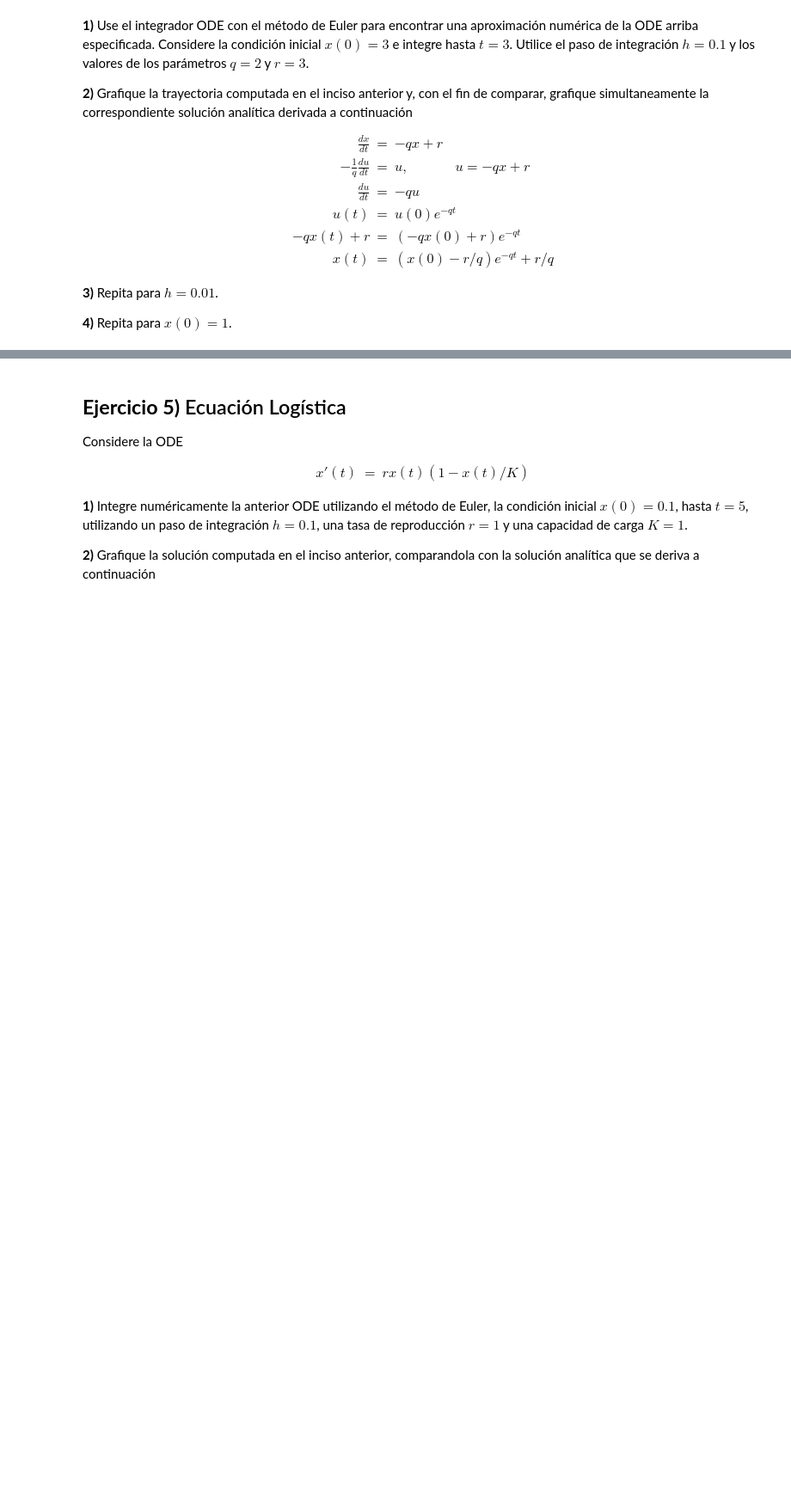
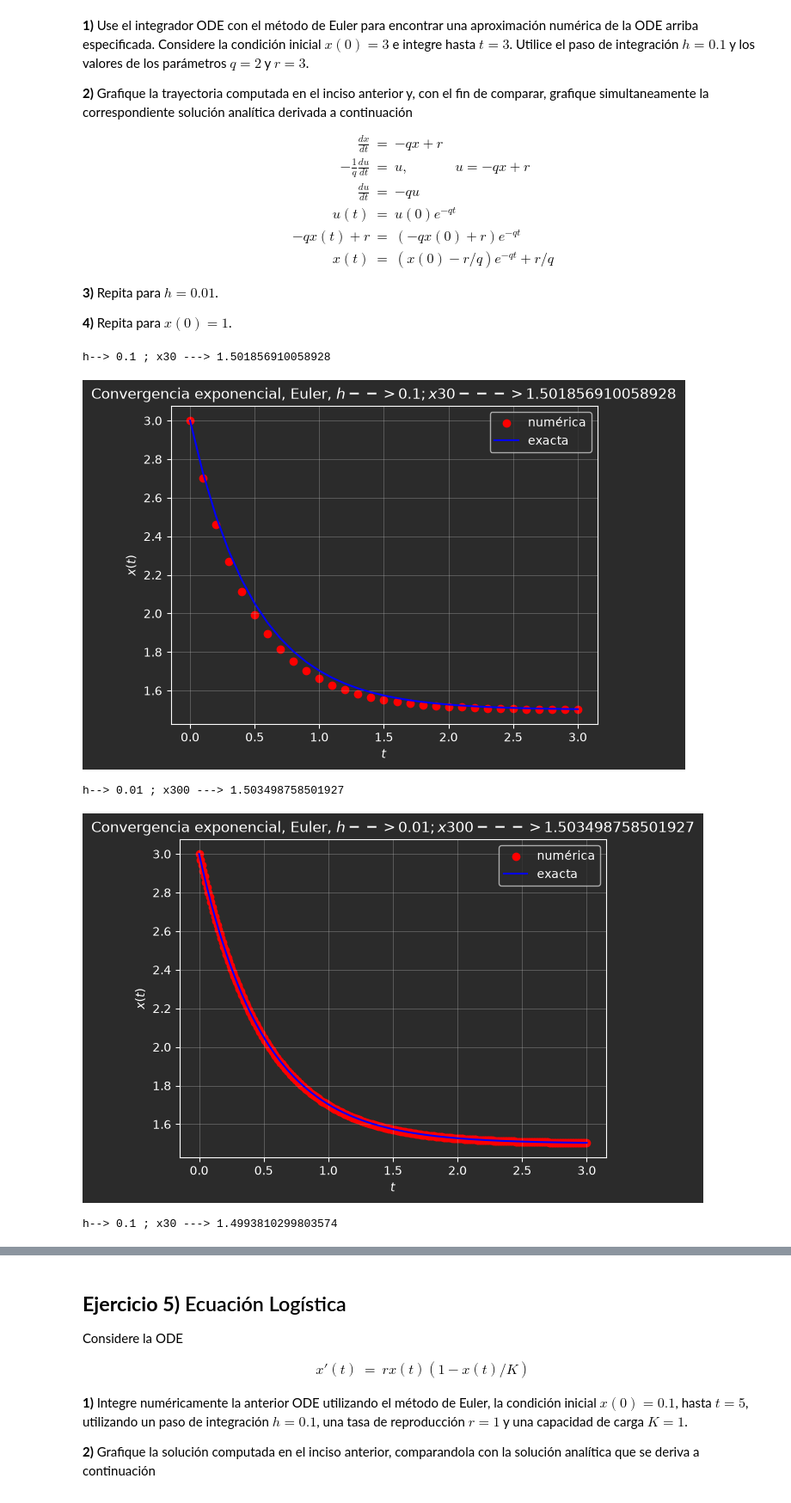
Before and after one commit to alexwicher/RedesNeuronales, a Jupyter notebook: pract4/redes_neuronales_2026_guia_4.ipynb, the cells around one changed output, grey strips where cells are left out. Shown at 86% size. Saved outputs shown, nothing was run; the diff lists cells and outputs as text; code cells hidden in the pictures; blank space fills up the shorter version.

```diff
--- a/pract4/redes_neuronales_2026_guia_4.ipynb
+++ b/pract4/redes_neuronales_2026_guia_4.ipynb
@@ -351,0 +410,71 @@ x(t)
+# %%
+# 4.1)
+def func(x, t, p):
+    k = p[0]
+    r = p[1]
+    return -k * x + r
+
+
+a, b = 0, 3
+
+p = [2, 3]
+h = 0.1  # h_step
+k = int((b - a) / h)
+x0 = [3]
+t, w = integrador_ode(euler, func, x0, a, b, k, p)  # metodo, x0, ti, tf, pasos integracion, params
+print(f"h--> {h} ; x{k} ---> {w[0][k]}")
+q = p[0]
+r = p[1]
+
+plt.xlabel('$t$')
+plt.ylabel('$x(t)$')
+plt.grid()
+plt.scatter(t, w[0, :], label="numérica", linestyle='-', c='red')
+plt.plot(t, (x0[0] - (r / q)) * np.exp(-q * t) + r / q, label="exacta", linestyle='-', c='blue')
+plt.title(f"Convergencia exponencial, Euler, $h--> {h} ; x{k} ---> {w[0][k]}$")
+plt.legend()
+plt.show()
+
+p = [2, 3]
+h = 0.01  # h_step
+k = int((b - a) / h)
+x0 = [3]
+t, w = integrador_ode(euler, func, x0, a, b, k, p)  # metodo, x0, ti, tf, pasos integracion, params
+print(f"h--> {h} ; x{k} ---> {w[0][k]}")
+
+q = p[0]
+r = p[1]
+
+plt.xlabel('$t$')
+plt.ylabel('$x(t)$')
+plt.grid()
+plt.scatter(t, w[0, :], label="numérica", linestyle='-', c='red')
+plt.plot(t, (x0[0] - (r / q)) * np.exp(-q * t) + r / q, label="exacta", linestyle='-', c='blue')
+plt.title(f"Convergencia exponencial, Euler, $h--> {h} ; x{k} ---> {w[0][k]}$")
+plt.legend()
+plt.show()
+
+p = [2, 3]
+h = 0.1  # h_step
+k = int((b - a) / h)
+x0 = [1]
+t, w = integrador_ode(euler, func, x0, a, b, k, p)  # metodo, x0, ti, tf, pasos integracion, params
+print(f"h--> {h} ; x{k} ---> {w[0][k]}")
+
+q = p[0]
+r = p[1]
+
+plt.xlabel('$t$')
+plt.ylabel('$x(t)$')
+plt.grid()
+plt.scatter(t, w[0, :], label="numérica", linestyle='-', c='red')
+plt.plot(t, (x0[0] - (r / q)) * np.exp(-q * t) + r / q, label="exacta", linestyle='-', c='blue')
+plt.title(f"Convergencia exponencial, Euler, $h--> {h} ; x{k} ---> {w[0][k]}$")
+plt.legend()
+plt.show()
+# %% [output]
+h--> 0.1 ; x30 ---> 1.501856910058928
+[figure, added]
+h--> 0.01 ; x300 ---> 1.503498758501927
+[figure, added]
+h--> 0.1 ; x30 ---> 1.4993810299803574
```
Also changed, not shown: parts of 18 cells of this notebook, 1 other file.
